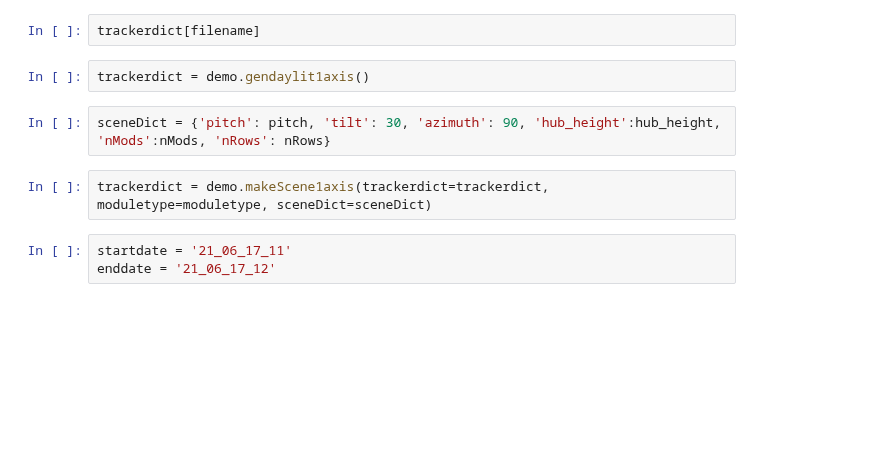
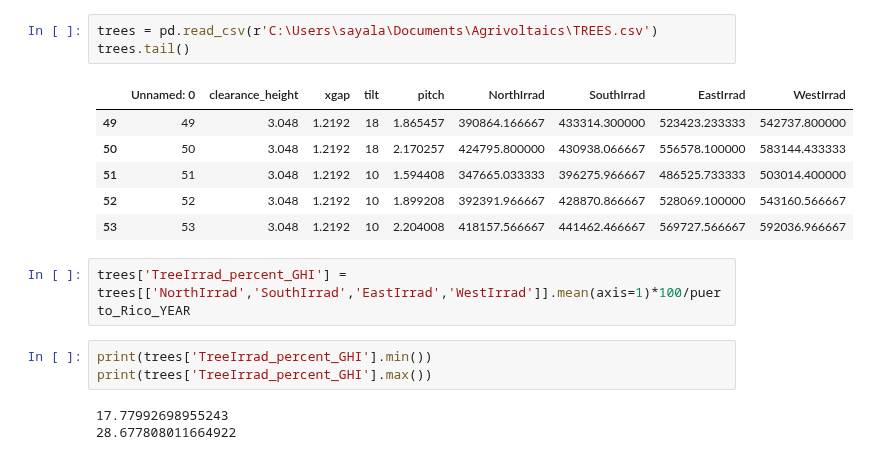
Before and after one commit to NREL/bifacial_radiance, a Jupyter notebook: docs/tutorials/12f - PuertoRico AgriPV Site - Coffee Plantation.ipynb, the cells around one changed output. Cells and saved outputs as stored; diff of their text form; blank space fills up the shorter version.

```diff
--- a/docs/tutorials/12f - PuertoRico AgriPV Site - Coffee Plantation.ipynb
+++ b/docs/tutorials/12f - PuertoRico AgriPV Site - Coffee Plantation.ipynb
@@ -371,11 +515,18 @@ trackerdict.keys()
-# %%
-trackerdict[filename]
-# %%
-trackerdict = demo.gendaylit1axis()
-# %%
-sceneDict = {'pitch': pitch, 'tilt': 30, 'azimuth': 90, 'hub_height':hub_height, 'nMods':nMods, 'nRows': nRows}
-# %%
-trackerdict = demo.makeScene1axis(trackerdict=trackerdict, moduletype=moduletype, sceneDict=sceneDict)
-# %%
-startdate = '21_06_17_11'
-enddate = '21_06_17_12'
+# %%
+trees = pd.read_csv(r'C:\Users\sayala\Documents\Agrivoltaics\TREES.csv')
+trees.tail()
+# %% [output]
+|  | Unnamed: 0 | clearance_height | xgap | tilt | pitch | NorthIrrad | SouthIrrad | EastIrrad | WestIrrad |
+| 49 | 49 | 3.048 | 1.2192 | 18 | 1.865457 | 390864.166667 | 433314.300000 | 523423.233333 | 542737.800000 |
+| 50 | 50 | 3.048 | 1.2192 | 18 | 2.170257 | 424795.800000 | 430938.066667 | 556578.100000 | 583144.433333 |
+| 51 | 51 | 3.048 | 1.2192 | 10 | 1.594408 | 347665.033333 | 396275.966667 | 486525.733333 | 503014.400000 |
+| 52 | 52 | 3.048 | 1.2192 | 10 | 1.899208 | 392391.966667 | 428870.866667 | 528069.100000 | 543160.566667 |
+| 53 | 53 | 3.048 | 1.2192 | 10 | 2.204008 | 418157.566667 | 441462.466667 | 569727.566667 | 592036.966667 |
+# %%
+trees['TreeIrrad_percent_GHI'] = trees[['NorthIrrad','SouthIrrad','EastIrrad','WestIrrad']].mean(axis=1)*100/puerto_Rico_YEAR
+# %%
+print(trees['TreeIrrad_percent_GHI'].min())
+print(trees['TreeIrrad_percent_GHI'].max())
+# %% [output]
+17.77992698955243
+28.677808011664922
```
Also changed, not shown: parts of 91 cells of this notebook, 8 other files.
